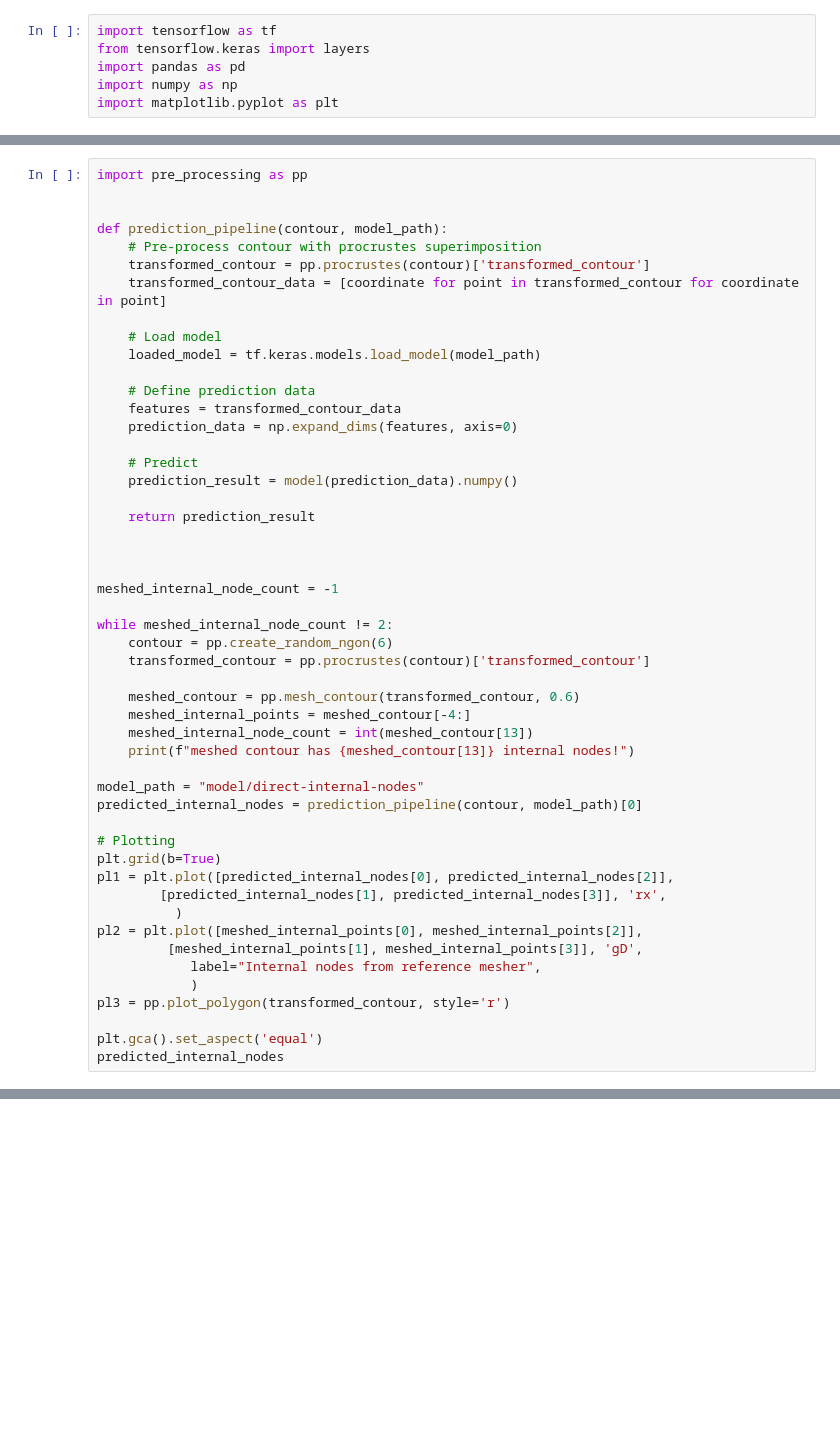
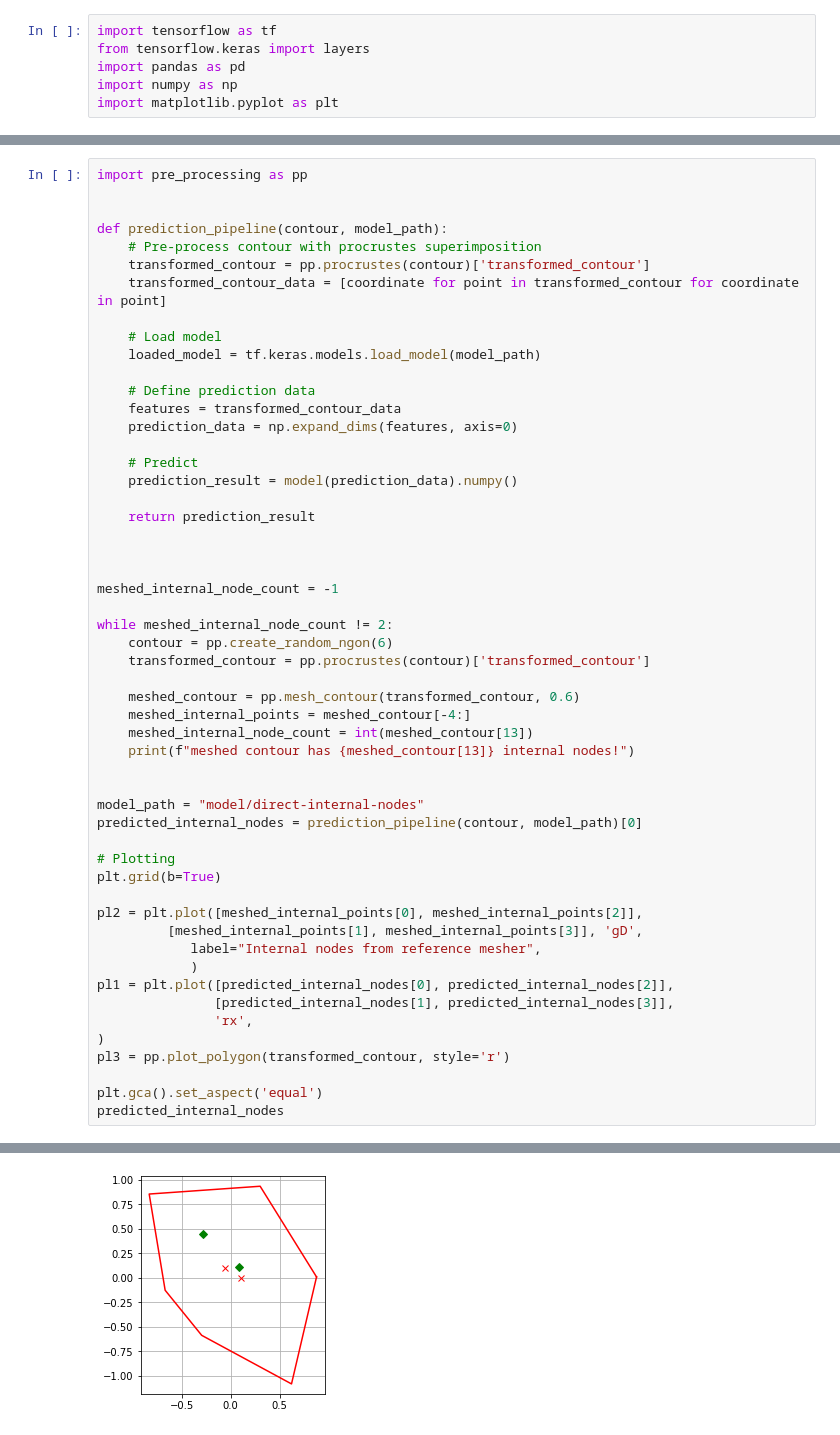
Before and after one commit to Siljekka/GrasshopperMeshAI, a Jupyter notebook: MeshPoints/MachineLearning/nn2_test.ipynb, the cells around one changed output, grey strips where cells are left out. Drawn from its saved outputs; the diff is of its cells as text; blank space fills up the shorter version.

```diff
--- a/MeshPoints/MachineLearning/nn2_test.ipynb
+++ b/MeshPoints/MachineLearning/nn2_test.ipynb
@@ -145,19 +143,23 @@ while meshed_internal_node_count != 2:
     meshed_internal_node_count = int(meshed_contour[13])
     print(f"meshed contour has {meshed_contour[13]} internal nodes!")
 
+
 model_path = "model/direct-internal-nodes"
 predicted_internal_nodes = prediction_pipeline(contour, model_path)[0]
 
 # Plotting
 plt.grid(b=True)
-pl1 = plt.plot([predicted_internal_nodes[0], predicted_internal_nodes[2]],
-        [predicted_internal_nodes[1], predicted_internal_nodes[3]], 'rx',
-          )
+
 pl2 = plt.plot([meshed_internal_points[0], meshed_internal_points[2]],
          [meshed_internal_points[1], meshed_internal_points[3]], 'gD',
             label="Internal nodes from reference mesher",
             )
+pl1 = plt.plot([predicted_internal_nodes[0], predicted_internal_nodes[2]],
+               [predicted_internal_nodes[1], predicted_internal_nodes[3]],
+               'rx',
+)
 pl3 = pp.plot_polygon(transformed_contour, style='r')
 
 plt.gca().set_aspect('equal')
 predicted_internal_nodes
+# %% [output]
@@ -163,0 +168 @@ predicted_internal_nodes
+[figure, added]
```
Also changed, not shown: parts of 2 cells of this notebook, 3 other files.
